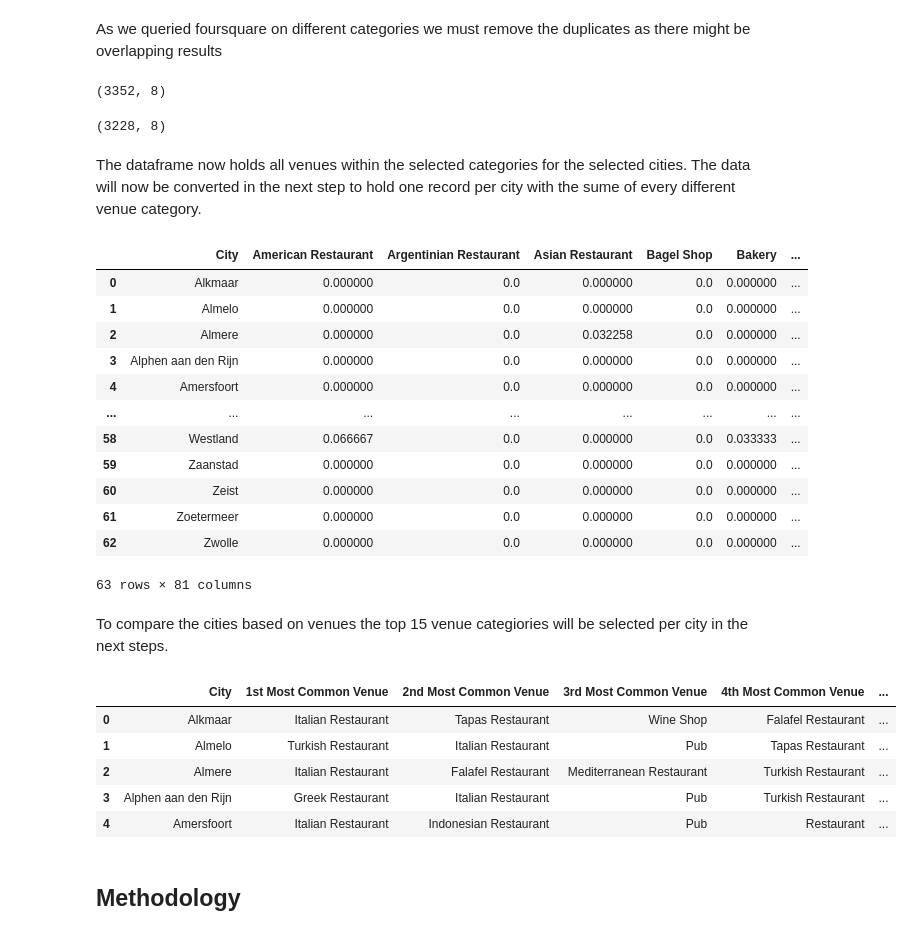
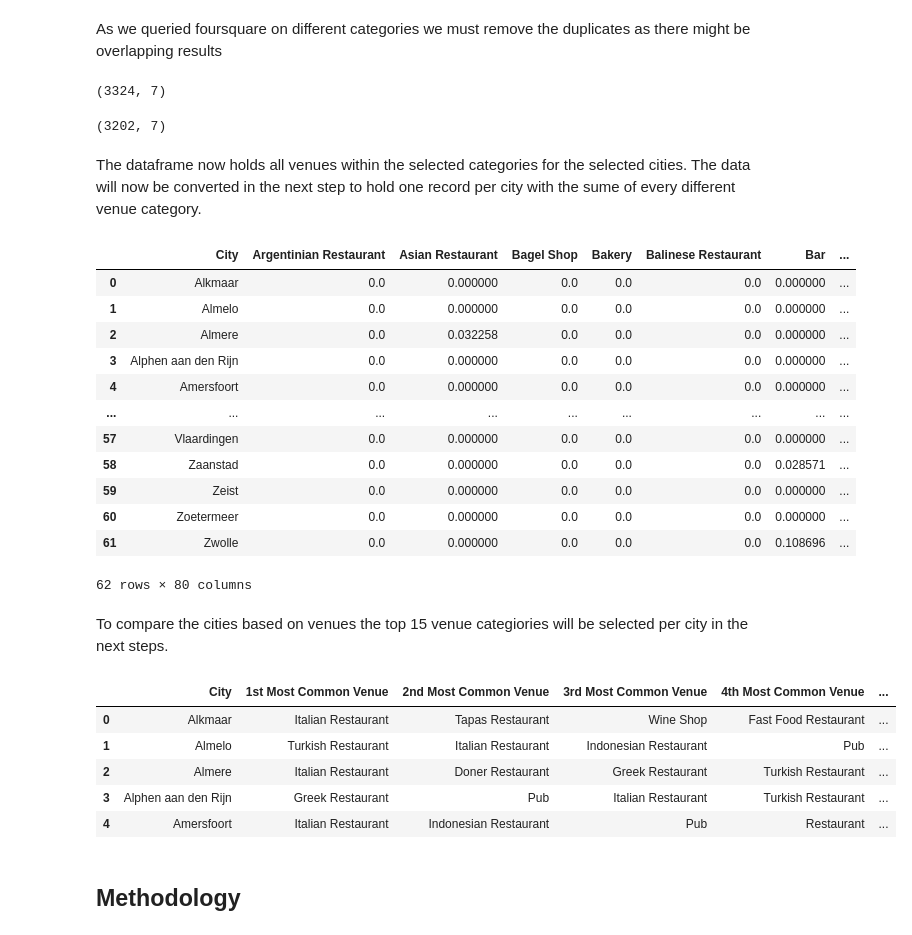
Before and after one commit to MarkPost/Coursera_Capstone, a Jupyter notebook: CompareCities.ipynb, the cells around one changed output. Cells and saved outputs as stored; diff of their text form; code cells hidden in the pictures.

```diff
--- a/CompareCities.ipynb
+++ b/CompareCities.ipynb
@@ -115,9 +115,9 @@ def AddLonLat(Cities, Counties):
 # %% [markdown]
 Call the function to create the new dataframe holding all the information.
 # %%
+df.iat[17,0] = 'Den Bosch' # 's-Hertogenbosch is also known as Den Bosch
+df.drop(25, inplace = True) # 'Westland is a municipal but the biggest city only has 17.000 residents
 Biggest_Dutch_Cities = AddLonLat(Cities=df['City'], Counties=df['County'])
-Biggest_Dutch_Cities.iat[17,0] = 'Den Bosch' # 's-Hertogenbosch is also known as Den Bosch
-Biggest_Dutch_Cities.iat[25,0] = 'Naaldwijk' # 'Westland is the municipal but Naaldwijk is the city
 Biggest_Dutch_Cities.head()
 # %% [output]
 |  | City | County | Latitude | Longitude |
@@ -131,7 +131,7 @@ Biggest_Dutch_Cities.head()
 Next the information about the prices per square meters need to be added. This excell file has been retrieved from HuizenZoeker.nl. Then the correct column will be added to the dataframe to complete the data
 # %%
 # Read the excell sheet from HuizenZoeker.nl
-City_prices = pd.read_excel('woningmarkt-gemeenten.xlsx', sheet_name = 'Gem. vraagprijs per m2')
+City_prices = pd.read_excel('https://www.huizenzoeker.nl/woningmarkt/download/woningmarkt-gemeenten.xls?d=20210221', sheet_name = 'Gem. vraagprijs per m2')
 City_prices.head()
 # %% [output]
 |  | Gemeente | Sep 2008 | Okt 2008 | Nov 2008 | Dec 2008 | Jan 2009 | Feb 2009 | Mrt 2009 | Apr 2009 | Mei 2009 | ... |
@@ -240,12 +239,12 @@ As we queried foursquare on different categories we must remove the duplicates a
 # %%
 Dutch_City_venues.shape
 # %% [output]
-(3352, 8)
+(3324, 7)
 # %%
 Dutch_City_venues.drop_duplicates(subset=['City', 'Venue', 'Venue Latitude', 'Venue Longitude'], keep='last', inplace = True)
 Dutch_City_venues.shape
 # %% [output]
-(3228, 8)
+(3202, 7)
 # %% [markdown]
 The dataframe now holds all venues within the selected categories for the selected cities. The data will now be converted in the next step to hold one record per city with the sume of every different venue category.
 # %%
@@ -258,19 +257,19 @@ City_Categories = City_Categories[fixed_columns]
 City_Cat_Grouped = City_Categories.groupby('City').mean().reset_index()
 City_Cat_Grouped
 # %% [output]
-|  | City | American Restaurant | Argentinian Restaurant | Asian Restaurant | Bagel Shop | Bakery | ... |
-| 0 | Alkmaar | 0.000000 | 0.0 | 0.000000 | 0.0 | 0.000000 | ... |
-| 1 | Almelo | 0.000000 | 0.0 | 0.000000 | 0.0 | 0.000000 | ... |
-| 2 | Almere | 0.000000 | 0.0 | 0.032258 | 0.0 | 0.000000 | ... |
-| 3 | Alphen aan den Rijn | 0.000000 | 0.0 | 0.000000 | 0.0 | 0.000000 | ... |
-| 4 | Amersfoort | 0.000000 | 0.0 | 0.000000 | 0.0 | 0.000000 | ... |
-| ... | ... | ... | ... | ... | ... | ... | ... |
-| 58 | Westland | 0.066667 | 0.0 | 0.000000 | 0.0 | 0.033333 | ... |
-| 59 | Zaanstad | 0.000000 | 0.0 | 0.000000 | 0.0 | 0.000000 | ... |
-| 60 | Zeist | 0.000000 | 0.0 | 0.000000 | 0.0 | 0.000000 | ... |
-| 61 | Zoetermeer | 0.000000 | 0.0 | 0.000000 | 0.0 | 0.000000 | ... |
-| 62 | Zwolle | 0.000000 | 0.0 | 0.000000 | 0.0 | 0.000000 | ... |
+|  | City | Argentinian Restaurant | Asian Restaurant | Bagel Shop | Bakery | Balinese Restaurant | Bar | ... |
+| 0 | Alkmaar | 0.0 | 0.000000 | 0.0 | 0.0 | 0.0 | 0.000000 | ... |
+| 1 | Almelo | 0.0 | 0.000000 | 0.0 | 0.0 | 0.0 | 0.000000 | ... |
+| 2 | Almere | 0.0 | 0.032258 | 0.0 | 0.0 | 0.0 | 0.000000 | ... |
+| 3 | Alphen aan den Rijn | 0.0 | 0.000000 | 0.0 | 0.0 | 0.0 | 0.000000 | ... |
+| 4 | Amersfoort | 0.0 | 0.000000 | 0.0 | 0.0 | 0.0 | 0.000000 | ... |
+| ... | ... | ... | ... | ... | ... | ... | ... | ... |
+| 57 | Vlaardingen | 0.0 | 0.000000 | 0.0 | 0.0 | 0.0 | 0.000000 | ... |
+| 58 | Zaanstad | 0.0 | 0.000000 | 0.0 | 0.0 | 0.0 | 0.028571 | ... |
+| 59 | Zeist | 0.0 | 0.000000 | 0.0 | 0.0 | 0.0 | 0.000000 | ... |
+| 60 | Zoetermeer | 0.0 | 0.000000 | 0.0 | 0.0 | 0.0 | 0.000000 | ... |
+| 61 | Zwolle | 0.0 | 0.000000 | 0.0 | 0.0 | 0.0 | 0.108696 | ... |
-63 rows × 81 columns
+62 rows × 80 columns
 # %% [markdown]
 To compare the cities based on venues the top 15 venue categiories will be selected per city in the next steps.
 # %%
@@ -280,31 +279,31 @@ def return_topX_venues(row, NumberOfVenues):
 
     return row_categories_sorted.index.values[0:NumberOfVenues]
 # %%
-TopXVenues = 15
+TopXVenues = 10
 indicators = ['st', 'nd', 'rd']
 
 # create columns according to number of top venues
 columns = ['City']
 for ind in np.arange(TopXVenues):
     try:
         columns.append('{}{} Most Common Venue'.format(ind+1, indicators[ind]))
     except:
         columns.append('{}th Most Common Venue'.format(ind+1))
 
 # create a new dataframe
 Cities_venues_sorted = pd.DataFrame(columns=columns)
 Cities_venues_sorted['City'] = City_Cat_Grouped['City']
 
 for ind in np.arange(City_Cat_Grouped.shape[0]):
     Cities_venues_sorted.iloc[ind, 1:] = return_topX_venues(City_Cat_Grouped.iloc[ind, :], TopXVenues)
 
 Cities_venues_sorted.head()
 # %% [output]
 |  | City | 1st Most Common Venue | 2nd Most Common Venue | 3rd Most Common Venue | 4th Most Common Venue | ... |
-| 0 | Alkmaar | Italian Restaurant | Tapas Restaurant | Wine Shop | Falafel Restaurant | ... |
-| 1 | Almelo | Turkish Restaurant | Italian Restaurant | Pub | Tapas Restaurant | ... |
-| 2 | Almere | Italian Restaurant | Falafel Restaurant | Mediterranean Restaurant | Turkish Restaurant | ... |
-| 3 | Alphen aan den Rijn | Greek Restaurant | Italian Restaurant | Pub | Turkish Restaurant | ... |
+| 0 | Alkmaar | Italian Restaurant | Tapas Restaurant | Wine Shop | Fast Food Restaurant | ... |
+| 1 | Almelo | Turkish Restaurant | Italian Restaurant | Indonesian Restaurant | Pub | ... |
+| 2 | Almere | Italian Restaurant | Doner Restaurant | Greek Restaurant | Turkish Restaurant | ... |
+| 3 | Alphen aan den Rijn | Greek Restaurant | Pub | Italian Restaurant | Turkish Restaurant | ... |
 | 4 | Amersfoort | Italian Restaurant | Indonesian Restaurant | Pub | Restaurant | ... |
 # %% [markdown]
 ## Methodology <a name="method"></a>
```
Also changed, not shown: parts of 7 cells of this notebook, 1 other file.
